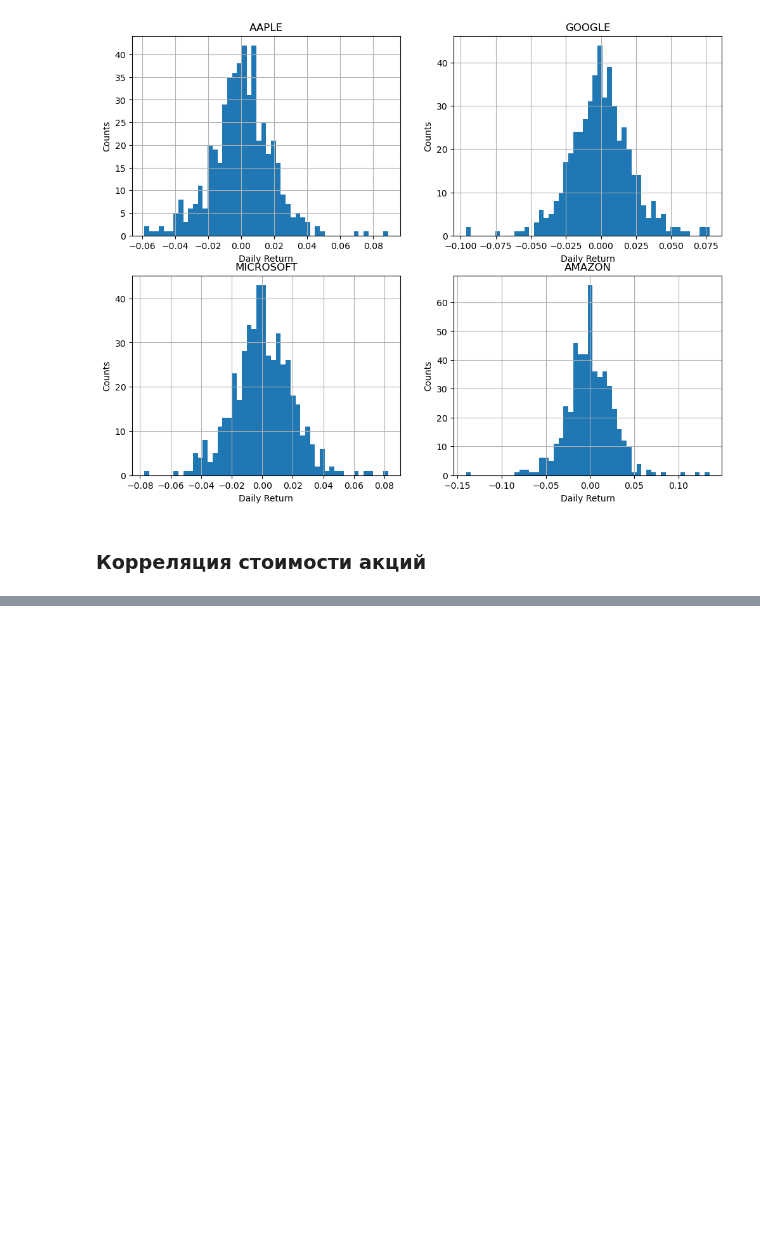
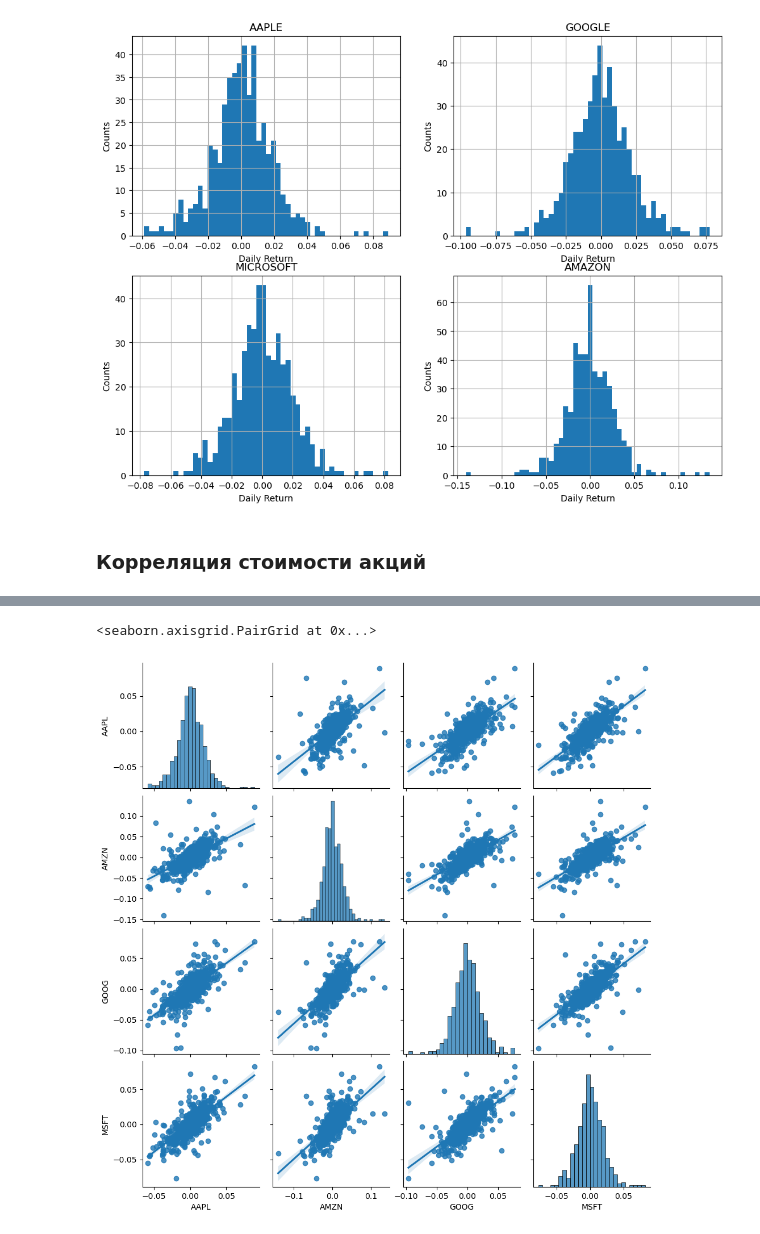
Before and after one commit to golubnichiy/big_data_11_23, a Jupyter notebook: days_16.ipynb, the cells around one changed output, grey strips where cells are left out. Drawn from its saved outputs; the diff is of its cells as text; code cells hidden in the pictures; blank space fills up the shorter version.

```diff
--- a/days_16.ipynb
+++ b/days_16.ipynb
@@ -228,0 +237,5 @@ Name: Adj Close, dtype: float64
+# %%
+sns.pairplot(tech_rets, kind="reg")
+# %% [output]
+<seaborn.axisgrid.PairGrid at 0x...>
+[figure, added]
```
Also changed, not shown: parts of 20 cells of this notebook, 3 other files.
